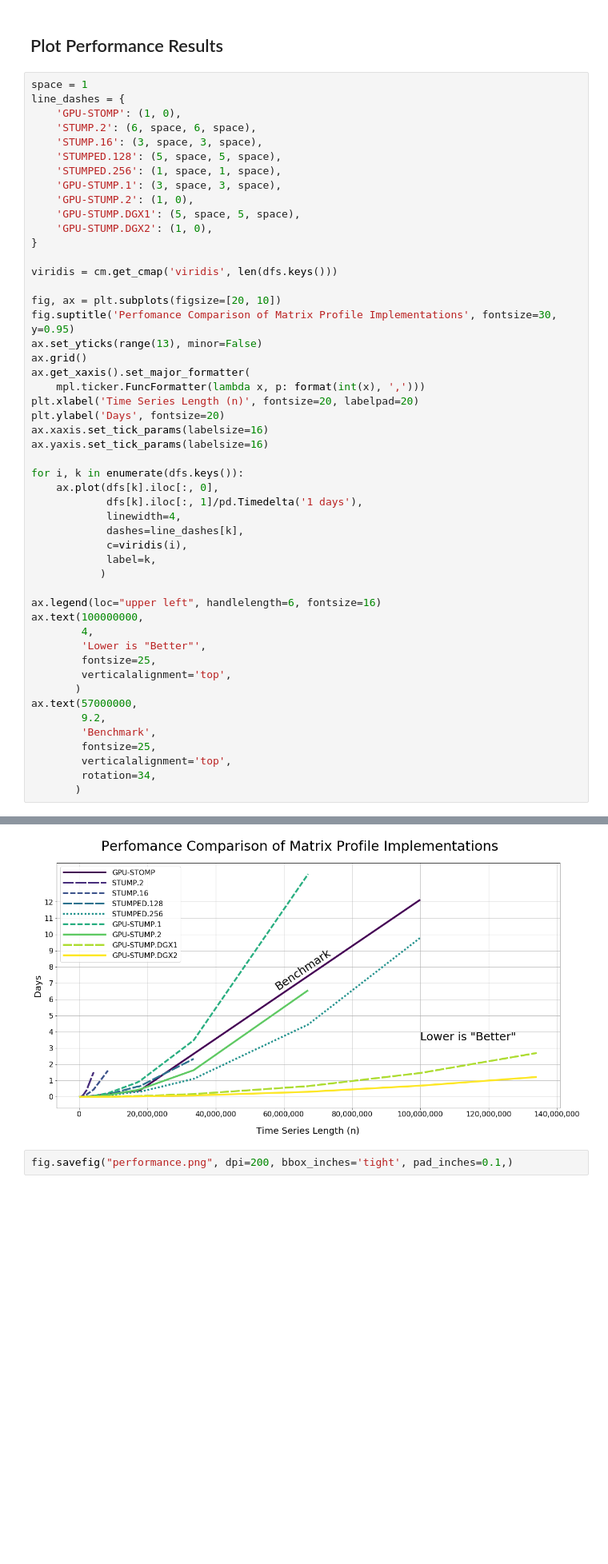
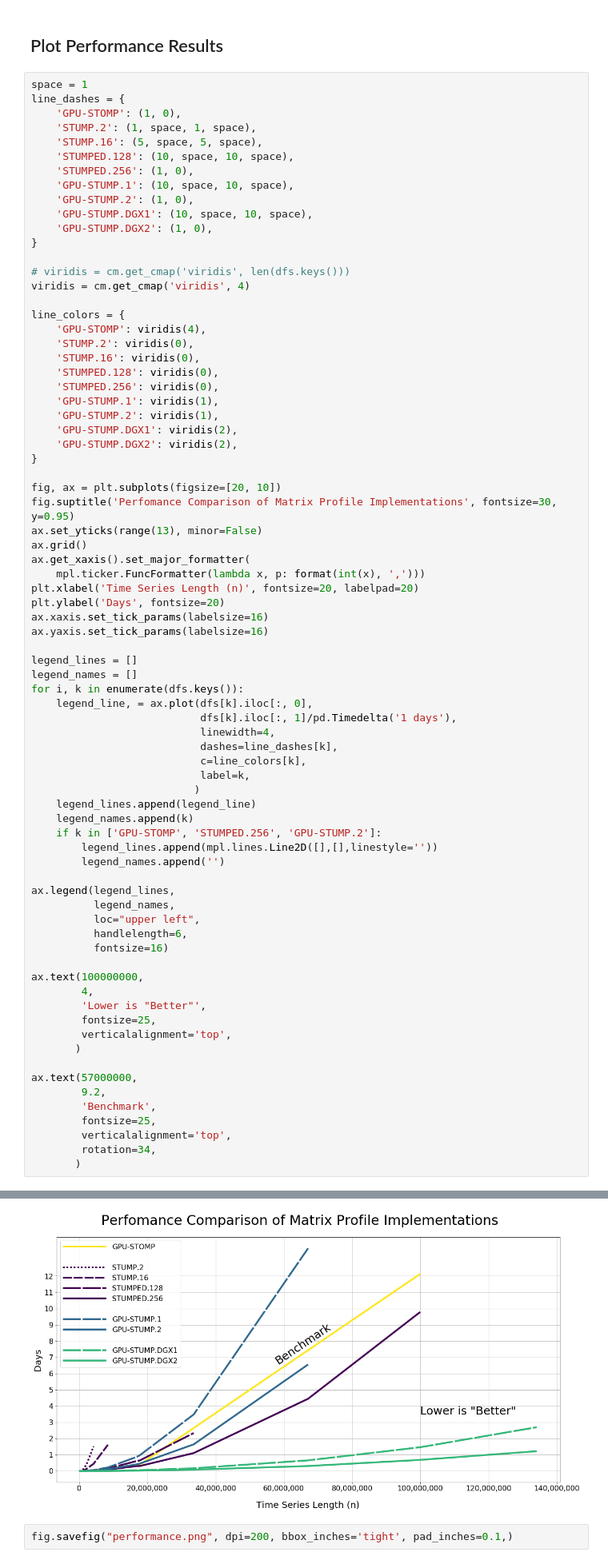
Before and after one commit to TDAmeritrade/stumpy, a Jupyter notebook: docs/images/Performance.ipynb, the cells around one changed output, grey strips where cells are left out. Shown at 80% size. Cells and saved outputs as stored; diff of their text form; blank space fills up the shorter version.

Commit message:
Updated performance plot by hardware

```diff
--- a/docs/images/Performance.ipynb
+++ b/docs/images/Performance.ipynb
@@ -67,54 +67,80 @@ for k in dfs.keys():
 space = 1
 line_dashes = {
     'GPU-STOMP': (1, 0),
-    'STUMP.2': (6, space, 6, space),
-    'STUMP.16': (3, space, 3, space),
-    'STUMPED.128': (5, space, 5, space),
-    'STUMPED.256': (1, space, 1, space),
-    'GPU-STUMP.1': (3, space, 3, space),
+    'STUMP.2': (1, space, 1, space),
+    'STUMP.16': (5, space, 5, space),
+    'STUMPED.128': (10, space, 10, space),
+    'STUMPED.256': (1, 0),
+    'GPU-STUMP.1': (10, space, 10, space),
     'GPU-STUMP.2': (1, 0),
-    'GPU-STUMP.DGX1': (5, space, 5, space),
+    'GPU-STUMP.DGX1': (10, space, 10, space),
     'GPU-STUMP.DGX2': (1, 0),
 }
 
-viridis = cm.get_cmap('viridis', len(dfs.keys()))
+# viridis = cm.get_cmap('viridis', len(dfs.keys()))
+viridis = cm.get_cmap('viridis', 4)
+
+line_colors = {
+    'GPU-STOMP': viridis(4),
+    'STUMP.2': viridis(0),
+    'STUMP.16': viridis(0),
+    'STUMPED.128': viridis(0),
+    'STUMPED.256': viridis(0),
+    'GPU-STUMP.1': viridis(1),
+    'GPU-STUMP.2': viridis(1),
+    'GPU-STUMP.DGX1': viridis(2),
+    'GPU-STUMP.DGX2': viridis(2),
+}
 
 fig, ax = plt.subplots(figsize=[20, 10])
 fig.suptitle('Perfomance Comparison of Matrix Profile Implementations', fontsize=30, y=0.95)
 ax.set_yticks(range(13), minor=False)
 ax.grid()
 ax.get_xaxis().set_major_formatter(
     mpl.ticker.FuncFormatter(lambda x, p: format(int(x), ',')))
 plt.xlabel('Time Series Length (n)', fontsize=20, labelpad=20)
 plt.ylabel('Days', fontsize=20)
 ax.xaxis.set_tick_params(labelsize=16)
 ax.yaxis.set_tick_params(labelsize=16)
 
+legend_lines = []
+legend_names = []
 for i, k in enumerate(dfs.keys()):
-    ax.plot(dfs[k].iloc[:, 0],
-            dfs[k].iloc[:, 1]/pd.Timedelta('1 days'),
-            linewidth=4,
-            dashes=line_dashes[k],
-            c=viridis(i),
-            label=k,
-           )
+    legend_line, = ax.plot(dfs[k].iloc[:, 0],
+                           dfs[k].iloc[:, 1]/pd.Timedelta('1 days'),
+                           linewidth=4,
+                           dashes=line_dashes[k],
+                           c=line_colors[k],
+                           label=k,
+                          )
+    legend_lines.append(legend_line)
+    legend_names.append(k)
+    if k in ['GPU-STOMP', 'STUMPED.256', 'GPU-STUMP.2']:
+        legend_lines.append(mpl.lines.Line2D([],[],linestyle=''))
+        legend_names.append('')
 
-ax.legend(loc="upper left", handlelength=6, fontsize=16)
+ax.legend(legend_lines,
+          legend_names,
+          loc="upper left",
+          handlelength=6,
+          fontsize=16)
+
 ax.text(100000000,
         4,
         'Lower is "Better"',
         fontsize=25,
         verticalalignment='top',
        )
+
 ax.text(57000000,
         9.2,
         'Benchmark',
         fontsize=25,
         verticalalignment='top',
         rotation=34,
        )
 # %% [output]
 Text(57000000, 9.2, 'Benchmark')
-[figure, old version]
+[figure, new version]
 # %%
 fig.savefig("performance.png", dpi=200, bbox_inches='tight', pad_inches=0.1,)
```
Also changed, not shown: 1 other file.
